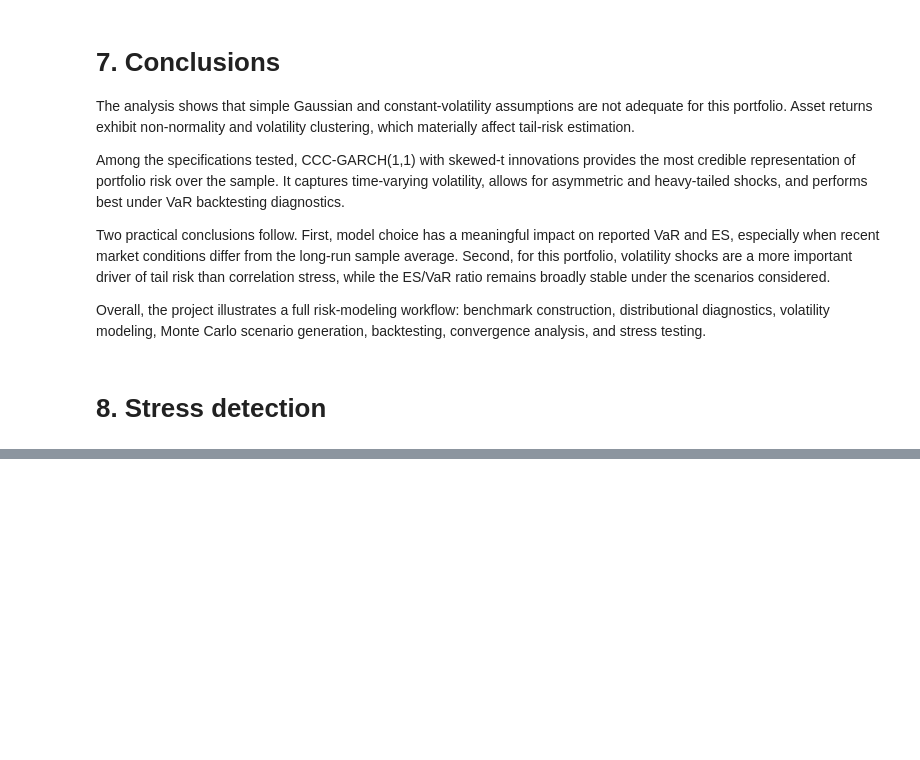
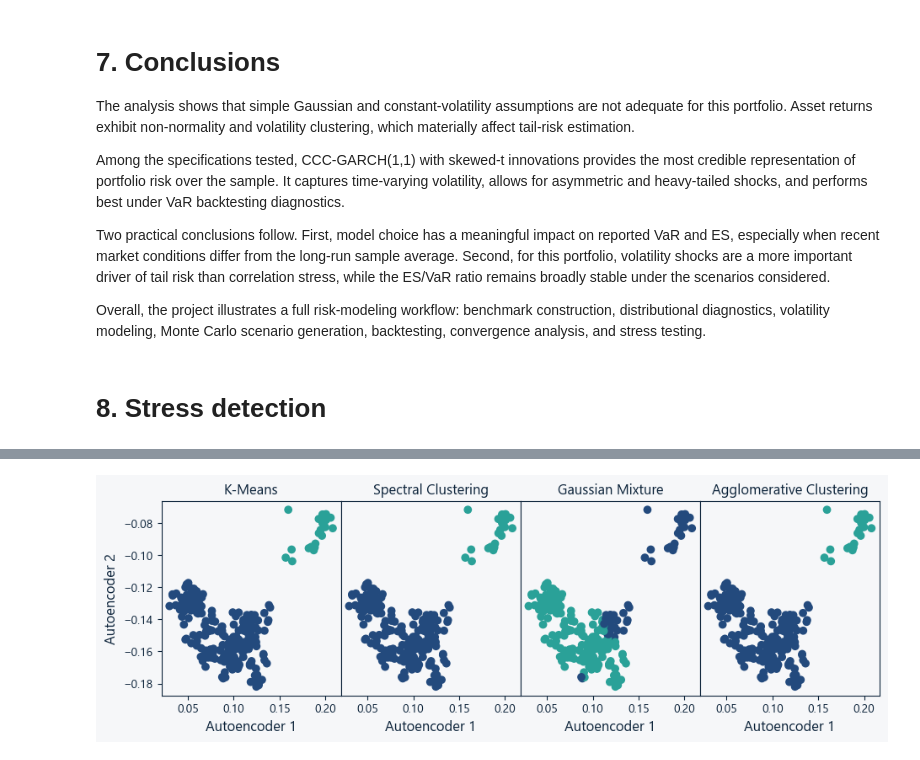
Before and after one commit to ValVal-Data/VaR, a Jupyter notebook: Main.ipynb, the cells around one changed output, grey strips where cells are left out. Saved outputs shown, nothing was run; the diff lists cells and outputs as text; code cells hidden in the pictures; blank space fills up the shorter version.

```diff
--- a/Main.ipynb
+++ b/Main.ipynb
@@ -369,8 +515,13 @@ plotClusterScores(r,coded)
 # %%
-labels=sk.cluster.KMeans(n_clusters=2,random_state=0).fit_predict(coded)
-labels2=sk.cluster.SpectralClustering(n_clusters=2,random_state=0).fit_predict(coded)
-labels3=sk.mixture.GaussianMixture(n_components=2).fit_predict(coded)
-labels4=sk.cluster.AgglomerativeClustering(n_clusters=2).fit_predict(coded)
+nbc=2
+toda=coded
+labels=sk.cluster.KMeans(n_clusters=nbc,random_state=0).fit_predict(toda)
+labels2=sk.cluster.SpectralClustering(n_clusters=nbc,random_state=0).fit_predict(toda)
+labels3=sk.mixture.GaussianMixture(n_components=nbc).fit_predict(toda)
+labels4=sk.cluster.AgglomerativeClustering(n_clusters=nbc).fit_predict(toda)
 la=[labels,labels2,labels3,labels4]
-plotClusterDim(la,coded)
+title=["K-Means","Spectral Clustering","Gaussian Mixture","Agglomerative Clustering"]
+plotClusterDim(la,toda,title)
+# %% [output]
+[figure, added]
 # %%
```
Also changed, not shown: parts of 21 cells of this notebook, 4 other files.
